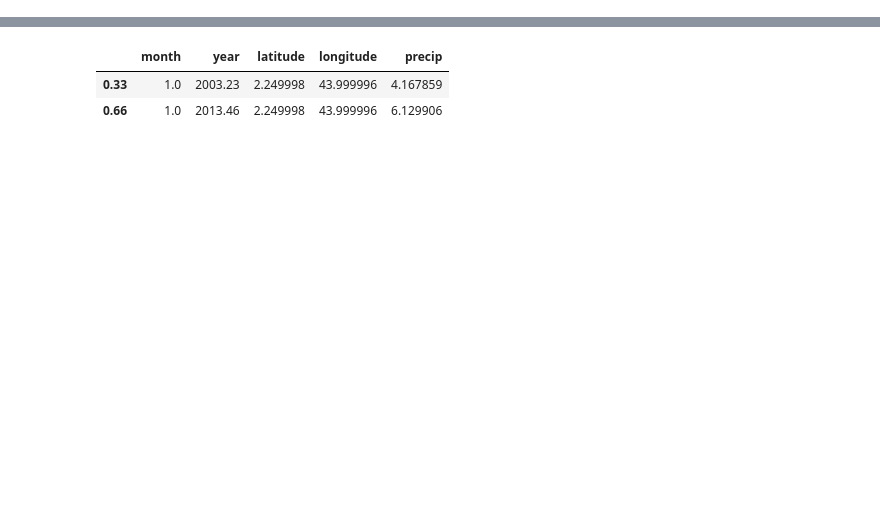
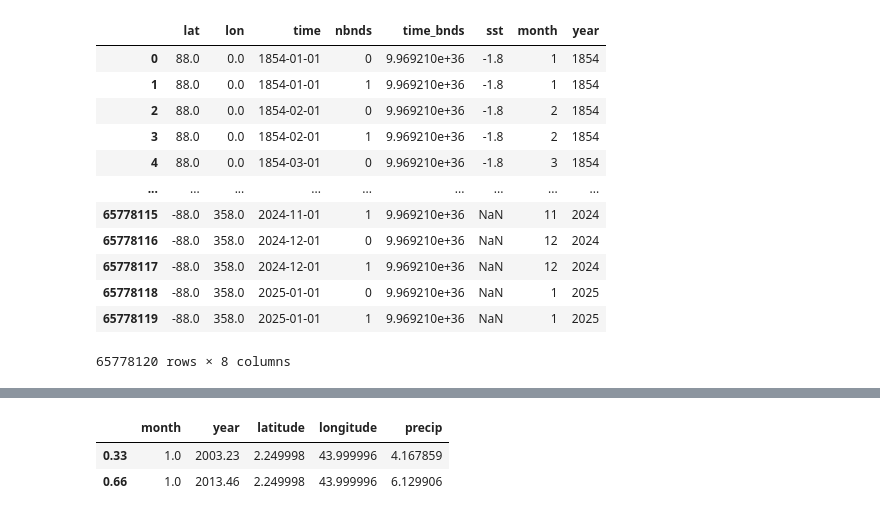
Before and after one commit to yatli24/CHC, a Jupyter notebook: Jupyter notebooks/sst.ipynb, the cells around one changed output, grey strips where cells are left out. Saved outputs shown, nothing was run; the diff lists cells and outputs as text; code cells hidden in the pictures; blank space fills up the shorter version.

```diff
--- a/Jupyter notebooks/sst.ipynb
+++ b/Jupyter notebooks/sst.ipynb
@@ -12,6 +12,22 @@ plt.rcParams['figure.dpi'] = 300
 # %%
 sst = xr.open_dataset('data/SST/sst.mnmean.nc')
 sst_df = sst.to_dataframe().reset_index()
+# %%
+sst_df
+# %% [output]
+|  | lat | lon | time | nbnds | time_bnds | sst | month | year |
+| 0 | 88.0 | 0.0 | 1854-01-01 | 0 | 9.969210e+36 | -1.8 | 1 | 1854 |
+| 1 | 88.0 | 0.0 | 1854-01-01 | 1 | 9.969210e+36 | -1.8 | 1 | 1854 |
+| 2 | 88.0 | 0.0 | 1854-02-01 | 0 | 9.969210e+36 | -1.8 | 2 | 1854 |
+| 3 | 88.0 | 0.0 | 1854-02-01 | 1 | 9.969210e+36 | -1.8 | 2 | 1854 |
+| 4 | 88.0 | 0.0 | 1854-03-01 | 0 | 9.969210e+36 | -1.8 | 3 | 1854 |
+| ... | ... | ... | ... | ... | ... | ... | ... | ... |
+| 65778115 | -88.0 | 358.0 | 2024-11-01 | 1 | 9.969210e+36 | NaN | 11 | 2024 |
+| 65778116 | -88.0 | 358.0 | 2024-12-01 | 0 | 9.969210e+36 | NaN | 12 | 2024 |
+| 65778117 | -88.0 | 358.0 | 2024-12-01 | 1 | 9.969210e+36 | NaN | 12 | 2024 |
+| 65778118 | -88.0 | 358.0 | 2025-01-01 | 0 | 9.969210e+36 | NaN | 1 | 2025 |
+| 65778119 | -88.0 | 358.0 | 2025-01-01 | 1 | 9.969210e+36 | NaN | 1 | 2025 |
+65778120 rows × 8 columns
 # %%
 chirps = xr.open_dataset('data/CHIRPS/chirps-v2.0.monthly.nc')
 # %%
```
Also changed, not shown: parts of 8 cells of this notebook, 2 other files.
